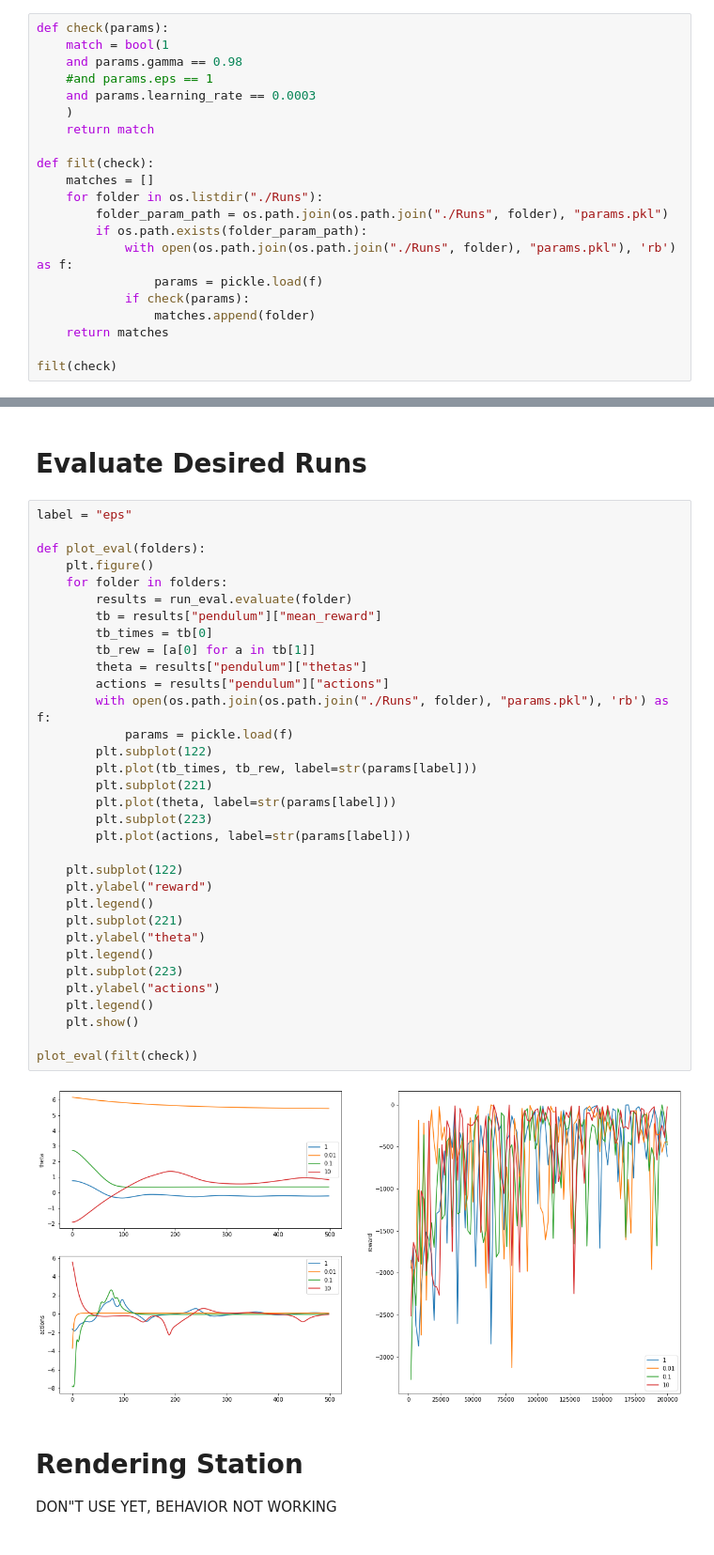
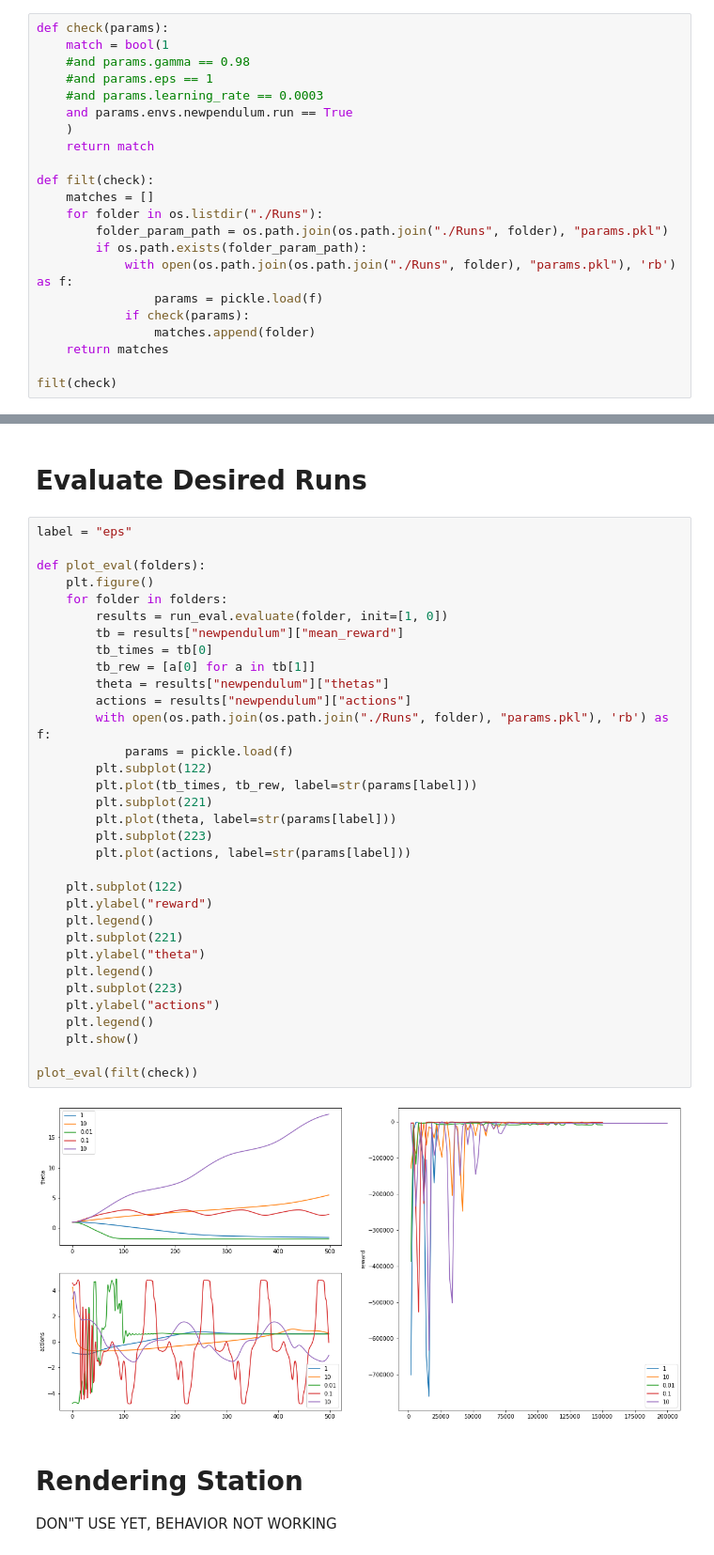
Before and after one commit to mohsinsarwari/RL_Path_Planning, a Jupyter notebook: cheap_control/evaluation.ipynb, the cells around one changed output, grey strips where cells are left out. Shown at 94% size. Drawn from its saved outputs; the diff is of its cells as text.

```diff
--- a/cheap_control/evaluation.ipynb
+++ b/cheap_control/evaluation.ipynb
@@ -46,9 +46,10 @@ Eval_Freq:  DotMap()
 # %%
 def check(params):
     match = bool(1
-    and params.gamma == 0.98
+    #and params.gamma == 0.98
     #and params.eps == 1
-    and params.learning_rate == 0.0003
+    #and params.learning_rate == 0.0003
+    and params.envs.newpendulum.run == True
     )
     return match
 
@@ -74,38 +76,38 @@ filt(check)
 # %%
 label = "eps"
 
 def plot_eval(folders):
     plt.figure()
     for folder in folders:
-        results = run_eval.evaluate(folder)
-        tb = results["pendulum"]["mean_reward"]
+        results = run_eval.evaluate(folder, init=[1, 0])
+        tb = results["newpendulum"]["mean_reward"]
         tb_times = tb[0]
         tb_rew = [a[0] for a in tb[1]]
-        theta = results["pendulum"]["thetas"]
-        actions = results["pendulum"]["actions"]
+        theta = results["newpendulum"]["thetas"]
+        actions = results["newpendulum"]["actions"]
         with open(os.path.join(os.path.join("./Runs", folder), "params.pkl"), 'rb') as f:
             params = pickle.load(f)
         plt.subplot(122)
         plt.plot(tb_times, tb_rew, label=str(params[label]))
         plt.subplot(221)
         plt.plot(theta, label=str(params[label]))
         plt.subplot(223)
         plt.plot(actions, label=str(params[label]))
 
     plt.subplot(122)
     plt.ylabel("reward")
     plt.legend()
     plt.subplot(221)
     plt.ylabel("theta")
     plt.legend()
     plt.subplot(223)
     plt.ylabel("actions")
     plt.legend()
     plt.show()
 
 plot_eval(filt(check))
 # %% [output]
-[figure, old version]
+[figure, new version]
 # %% [markdown]
 # Rendering Station
 
```
Also changed, not shown: parts of 2 cells of this notebook, 2 other files.
